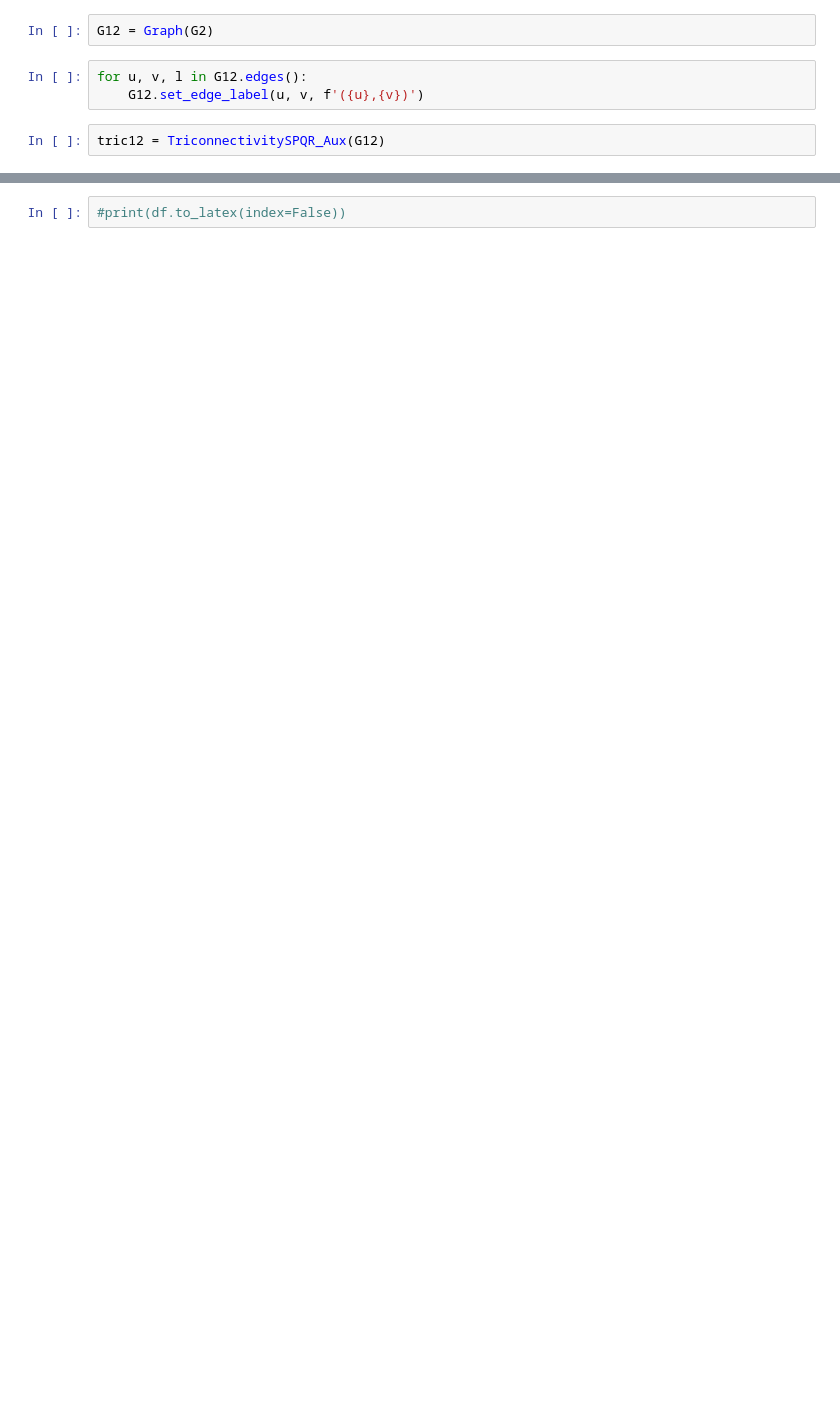
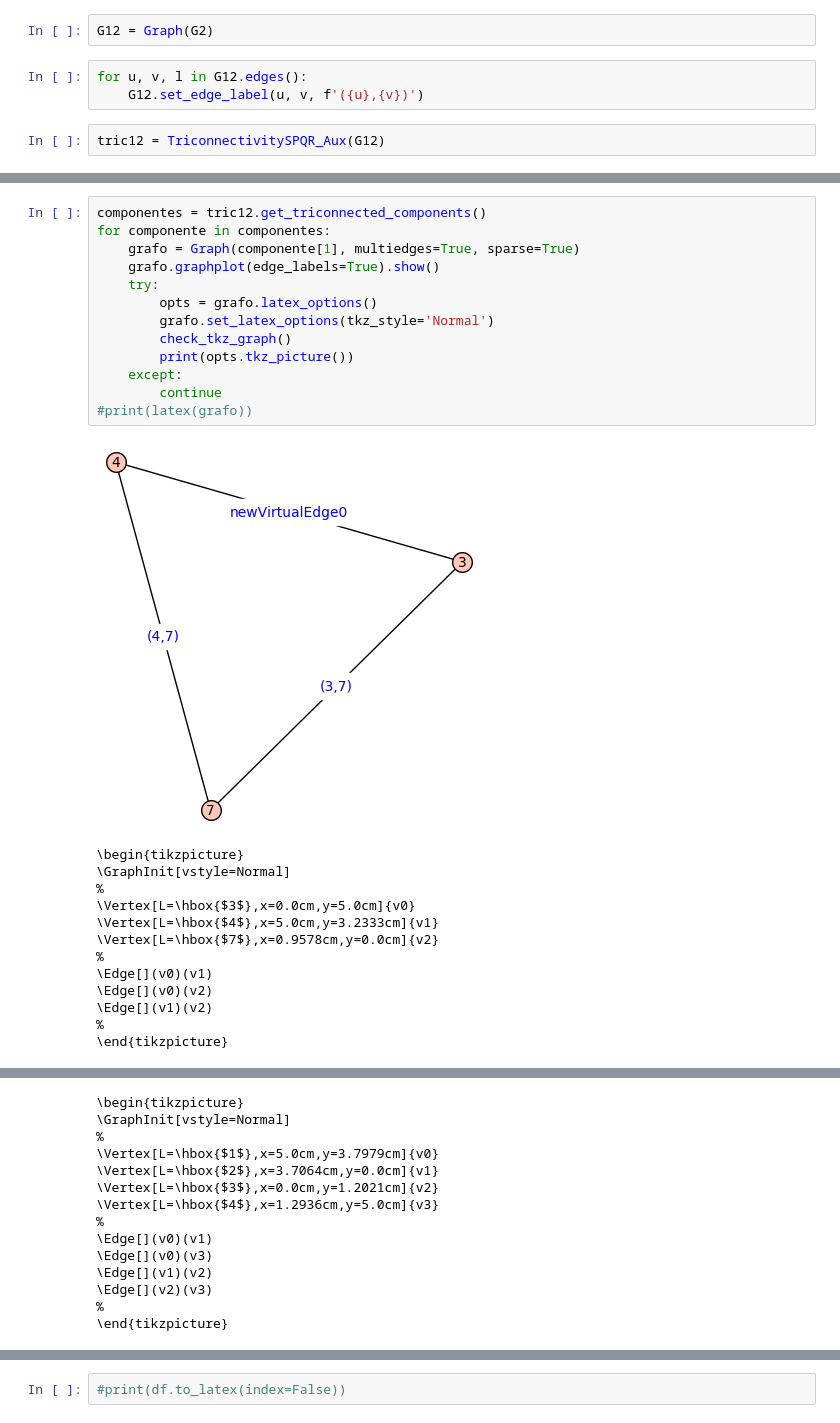
Before and after one commit to ackermanl77/tesis, a Jupyter notebook: ComponentesTriconexas.ipynb, the cells around one changed output, grey strips where cells are left out. Cells and saved outputs as stored; diff of their text form; blank space fills up the shorter version.

```diff
--- a/ComponentesTriconexas.ipynb
+++ b/ComponentesTriconexas.ipynb
@@ -1670,0 +2119,27 @@ for componente in tric12.comp_list_new1:
+# %%
+componentes = tric12.get_triconnected_components()
+for componente in componentes:
+	grafo = Graph(componente[1], multiedges=True, sparse=True)
+	grafo.graphplot(edge_labels=True).show()
+	try:
+		opts = grafo.latex_options()
+		grafo.set_latex_options(tkz_style='Normal')
+		check_tkz_graph()
+		print(opts.tkz_picture())
+	except:
+		continue
+#print(latex(grafo))
+# %% [output]
+[figure, added]
+\begin{tikzpicture}
+\GraphInit[vstyle=Normal]
+%
+\Vertex[L=\hbox{$3$},x=0.0cm,y=5.0cm]{v0}
+\Vertex[L=\hbox{$4$},x=5.0cm,y=3.2333cm]{v1}
+\Vertex[L=\hbox{$7$},x=0.9578cm,y=0.0cm]{v2}
+%
+\Edge[](v0)(v1)
+\Edge[](v0)(v2)
+\Edge[](v1)(v2)
+%
+\end{tikzpicture}
@@ -1670,0 +2148,14 @@ for componente in tric12.comp_list_new1:
+\begin{tikzpicture}
+\GraphInit[vstyle=Normal]
+%
+\Vertex[L=\hbox{$1$},x=5.0cm,y=3.7979cm]{v0}
+\Vertex[L=\hbox{$2$},x=3.7064cm,y=0.0cm]{v1}
+\Vertex[L=\hbox{$3$},x=0.0cm,y=1.2021cm]{v2}
+\Vertex[L=\hbox{$4$},x=1.2936cm,y=5.0cm]{v3}
+%
+\Edge[](v0)(v1)
+\Edge[](v0)(v3)
+\Edge[](v1)(v2)
+\Edge[](v2)(v3)
+%
+\end{tikzpicture}
```
Also changed, not shown: parts of 81 cells of this notebook, 6 other files.
